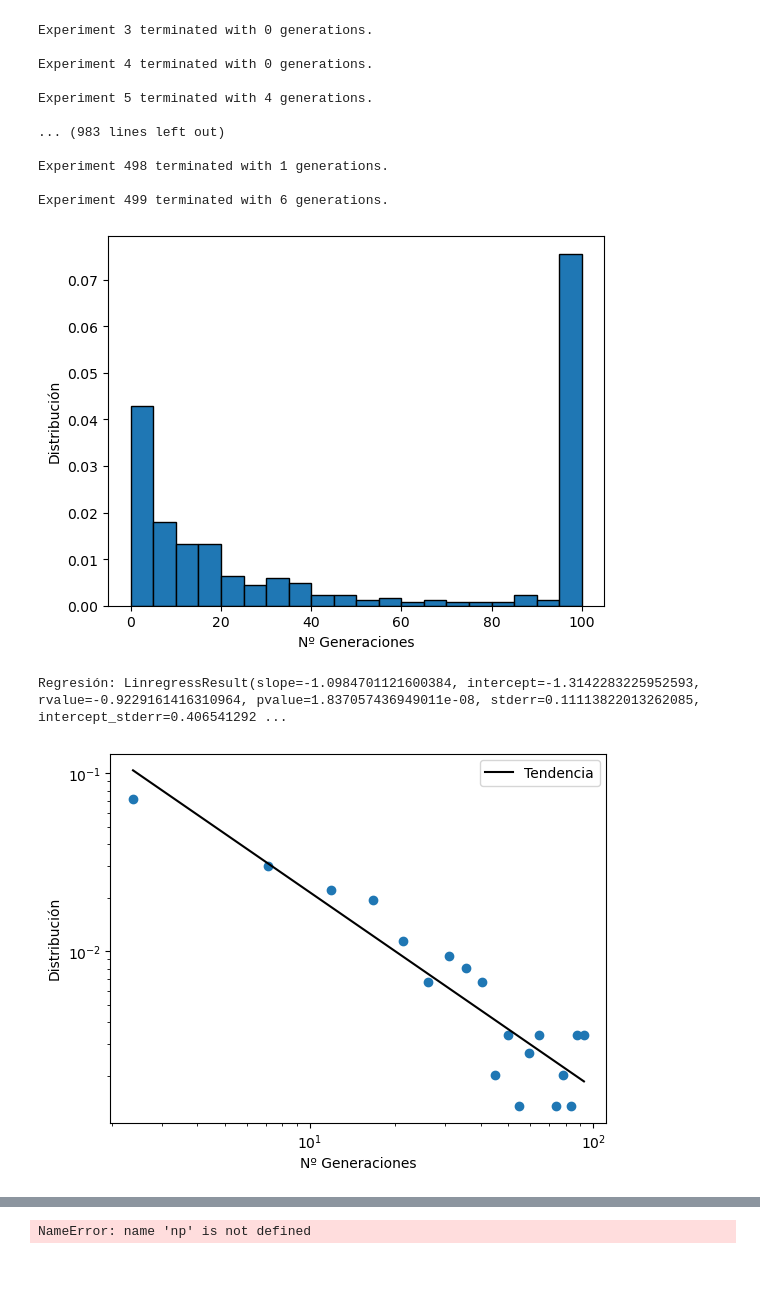
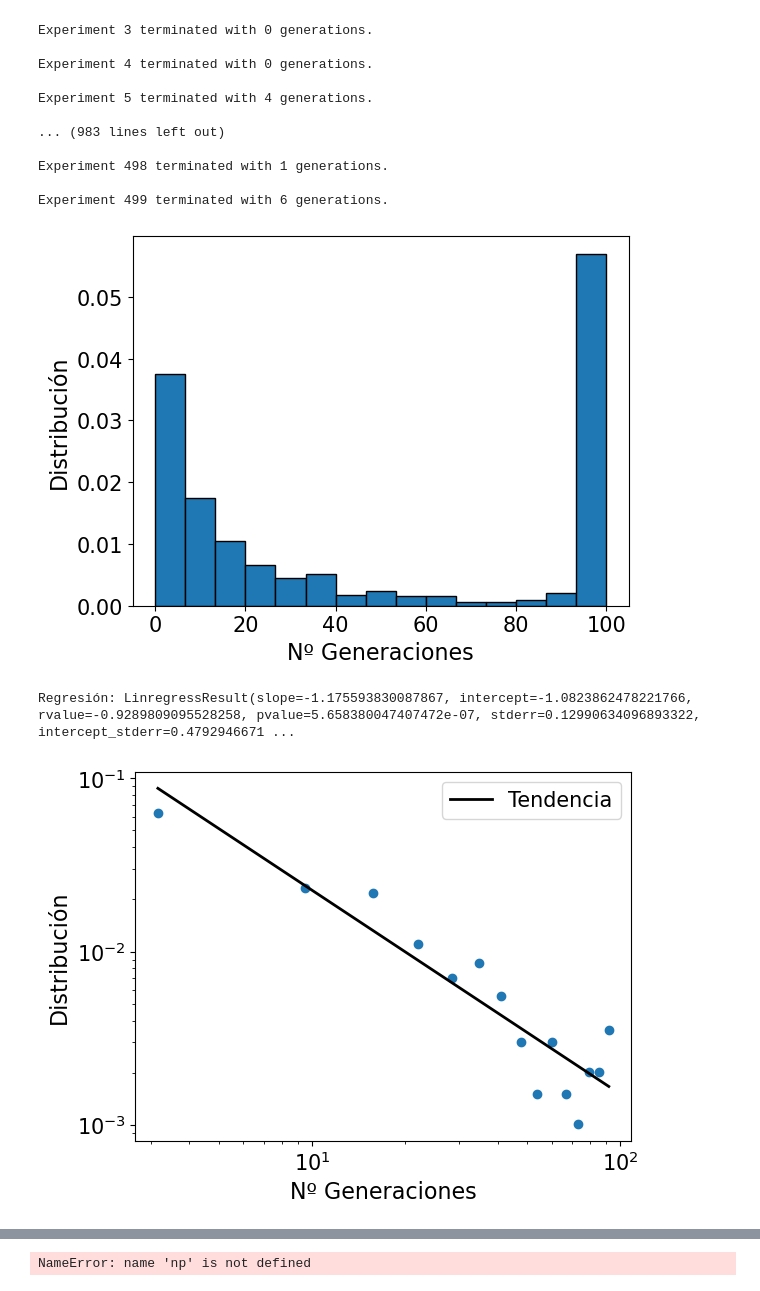
Before and after one commit to JLSM02/QML-Avoiding-BP, a Jupyter notebook: notebooks/VQE/BP_mitigation/Genetic_algorithm.ipynb, the cells around one changed output, grey strips where cells are left out. Saved outputs shown, nothing was run; the diff lists cells and outputs as text; code cells hidden in the pictures.

```diff
--- a/notebooks/VQE/BP_mitigation/Genetic_algorithm.ipynb
+++ b/notebooks/VQE/BP_mitigation/Genetic_algorithm.ipynb
@@ -72,7 +108,7 @@ Experiment 499 terminated with 6 generations.
 # Cargo los datos
 loaded_data = np.loadtxt("data/genetic/data_GA_Z1Z2_twolocal_5.csv", delimiter=",")
 
-n_bars = 20
+n_bars = 15
 
 # Generations histogram
 hist = np.histogram(loaded_data[:, 0], n_bars, density=True)
@@ -80,55 +116,63 @@ max_value = np.max(loaded_data[:, 0])
 x_data = hist[1][:-1]+max_value/n_bars/2
 y_data = hist[0]
 plt.bar(x_data, y_data, max_value/n_bars, edgecolor="black")
-plt.ylabel("Distribución")
-plt.xlabel("Nº Generaciones")
+
+plt.ylabel("Distribución", size=16)
+plt.xlabel("Nº Generaciones", size=16)
+plt.xticks(fontsize="15")
+plt.yticks(fontsize="15")
 plt.show()
 
 # Reduced generations histogram scatter
 gen_data = loaded_data[:, 0]
 # Clean big values
 clean_gen_data = gen_data[gen_data < 100]
+
+# Quito los casos de prob nula por no cometer crimenes logaritmicos
+x_data = x_data[y_data != 0]
+y_data = y_data[y_data != 0]
+
 hist = np.histogram(clean_gen_data, n_bars, density=True)
 max_value = np.max(clean_gen_data)
 x_data = hist[1][:-1]+max_value/n_bars/2
 y_data = hist[0]
 plt.scatter(x_data, y_data)
 plt.xscale("log")
 plt.yscale("log")
-plt.ylabel("Distribución")
-plt.xlabel("Nº Generaciones")
-
-# Quito los casos de prob nula par no cometer crimenes logaritmicos
-x_data = x_data[y_data != 0]
-y_data = y_data[y_data != 0]
 
 regress = linregress(np.log(x_data), np.log(y_data))
 print("Regresión:", regress)
-plt.plot(x_data, x_data**(regress.slope)*np.exp(regress.intercept), label="Tendencia", color="black")
-plt.legend()
+plt.plot(x_data, x_data**(regress.slope)*np.exp(regress.intercept), label="Tendencia", color="black", linewidth=2)
+plt.ylabel("Distribución", size=16)
+plt.xlabel("Nº Generaciones", size=16)
+plt.xticks(fontsize="15")
+plt.yticks(fontsize="15")
+plt.legend(fontsize="15")
+plt.show()
+
 plt.show()
 
 # Evaluations histogram
 hist = np.histogram(loaded_data[:, 1], n_bars, density=True)
 max_value = np.max(loaded_data[:, 1])
 x_data = hist[1][:-1]+max_value/n_bars/2
 y_data = hist[0]
 plt.bar(x_data, y_data, max_value/n_bars)
 plt.ylabel("Distribución")
 plt.xlabel("Nº Evaluaciones Función de coste")
 plt.show()
 
 n_bars = 15
 # Time histogram
 hist = np.histogram(loaded_data[:, 2], n_bars, density=True)
 max_value = np.max(loaded_data[:, 2])
 x_data = hist[1][:-1]+max_value/n_bars/2
 y_data = hist[0]
 plt.bar(x_data, y_data, max_value/n_bars)
 plt.ylabel("Distribución")
 plt.xlabel("Tiempo de ejecución (s)")
 plt.show()
 # %% [output]
-[figure, old version]
+[figure, new version]
-Regresión: LinregressResult(slope=-1.0984701121600384, intercept=-1.3142283225952593, rvalue=-0.9229161416310964, pvalue=1.837057436949011e-08, stderr=0.11113822013262085, intercept_stderr=0.406541292 ...
+Regresión: LinregressResult(slope=-1.175593830087867, intercept=-1.0823862478221766, rvalue=-0.9289809095528258, pvalue=5.658380047407472e-07, stderr=0.12990634096893322, intercept_stderr=0.4792946671 ...
-[figure, old version]
+[figure, new version]
```
Also changed, not shown: parts of 7 cells of this notebook, 8 other files.
